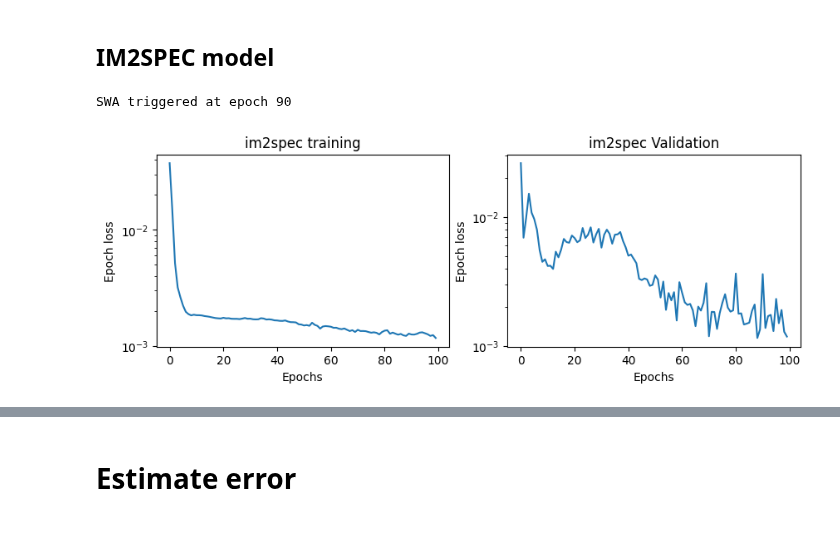
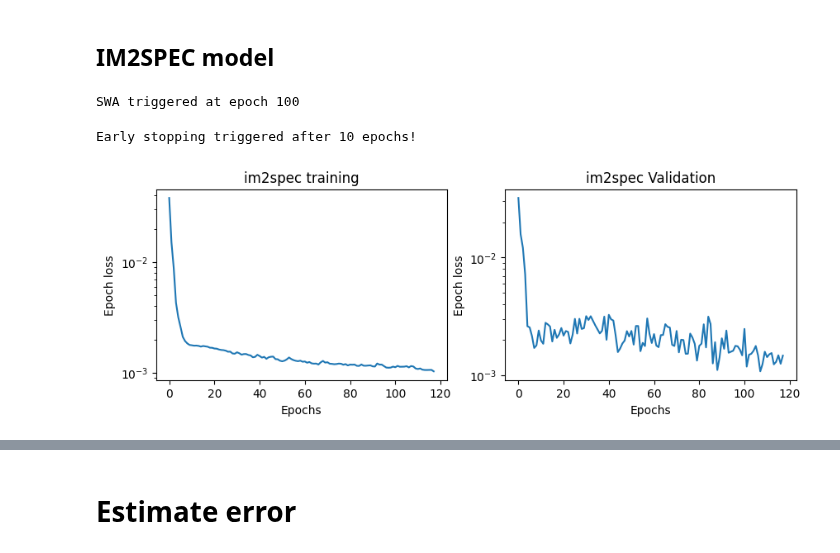
Before and after one commit to gnganesh99/NN_Error, a Jupyter notebook: notebooks/STM/stm_multiscale_loss_vs_scale.ipynb, the cells around one changed output, grey strips where cells are left out. Cells and saved outputs as stored; diff of their text form; code cells hidden in the pictures.

```diff
--- a/notebooks/STM/stm_multiscale_loss_vs_scale.ipynb
+++ b/notebooks/STM/stm_multiscale_loss_vs_scale.ipynb
@@ -96,11 +96,14 @@ WARNING: Assuming energy layers are evenly spaced.
 WS = 32
 WS_init = 4
 d_WS = 4
-n_epochs_im2spec = 100
-n_epochs_error = 100
+n_epochs_im2spec = 200
+n_epochs_error = 200
 error_type = "L1" # "L1", "L2", or "cos"
-append_image_type = 'pad' #pad, interpolate
 model_type = 'im2spec'
+append_image_type = "pad" if model_type == 'im2spec' or 'im2spec_attn' else "interpolate" #pad, interpolate
+use_swa = True
+latent_dim = 5
+last_swa_epochs = 100
 # %%
 
 
@@ -213,16 +216,21 @@ if model_type == 'FNO':
   # FNO_im2spec mode. Trains better with interpolation based augmentation.
   imspec_model = FNO_im2spec(
       target_size=out_dim,
-      latent_dim=3,
+      latent_dim=latent_dim,
       hidden_channels=32,
       n_modes=(16, 16),
       n_layers=4,
+      use_swa = use_swa,
+      last_swa_epochs = last_swa_epochs,
   ).to(device)
 
 elif model_type == 'im2spec':
+  # Use this normal im2spec. Augmentation by padding works better here.
+  imspec_model = im2spec(feature_size=in_dim, target_size=out_dim, latent_dim=latent_dim).to(device)
+elif model_type == 'im2spec_attn':
+  imspec_model = im2spec_attn(feature_size=in_dim, target_size=out_dim, latent_dim=latent_dim).to(device)
 
-  # Use this normal im2spec. Augmentation by padding works better here.
-  imspec_model = im2spec(feature_size=in_dim, target_size=out_dim, latent_dim=3).to(device)
+
 
 else:
   raise ValueError(f"Unknown model type: {model_type}")
@@ -243,32 +251,34 @@ im2spec_val_dataset = TensorDataset(
 # Keep images_test/spectra_test as an external held-out test set.
 
 plot_im2spec_training = True
 
 imspec_model, im2spec_train_loss, im2spec_val_loss = train_model(
     imspec_model,
     im2spec_training_dataset,
     n_batches=6,
     lr=1e-3,
     patience=10,
     n_epochs=n_epochs_im2spec,
     partial_train=False,
     val_dataset=im2spec_val_dataset,  # if not provided, train_model will split off its own validation set from the training dataset
     use_swa = True,
+    last_swa_epochs = last_swa_epochs
 )
 
 if plot_im2spec_training:
     plot_only_training_loss([im2spec_train_loss], [im2spec_val_loss])
 
 imspec_model.eval()
 with torch.no_grad():
     x_test = torch.tensor(images_test, dtype=torch.float32, device=device)
     y_test = torch.tensor(spectra_test, dtype=torch.float32, device=device)
     test_pred = imspec_model.predict(x_test)
     im2spec_test_loss = torch.nn.functional.mse_loss(test_pred, y_test).item()
 
 print("im2spec final train loss:", im2spec_train_loss[-1])
 print("im2spec final internal val loss:", im2spec_val_loss[-1])
 print("im2spec held-out test loss:", im2spec_test_loss)
 # %% [output]
-SWA triggered at epoch 90
+SWA triggered at epoch 100
+Early stopping triggered after 10 epochs!
-[figure, old version]
+[figure, new version]
```
Also changed, not shown: parts of 11 cells of this notebook.
